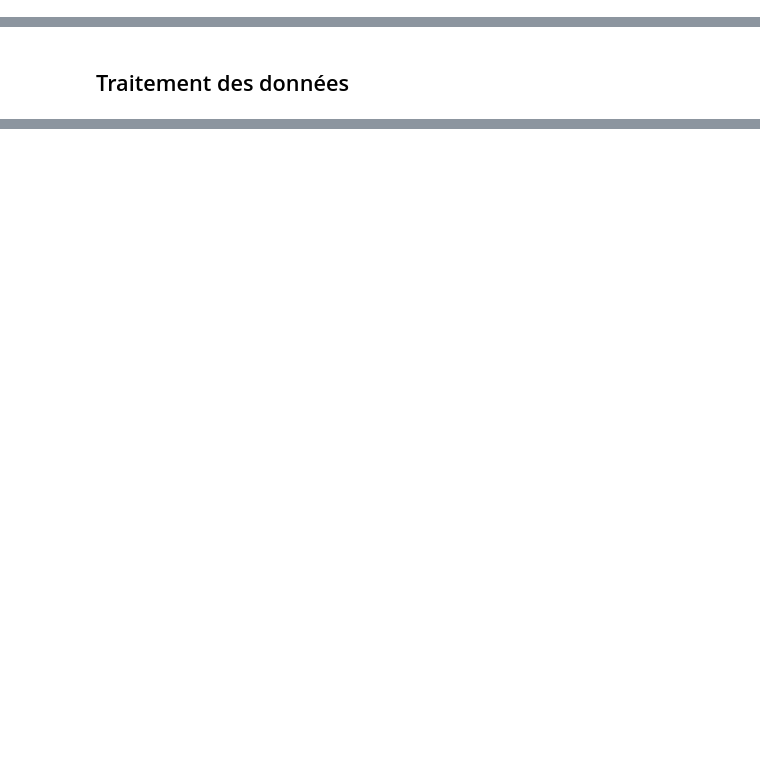
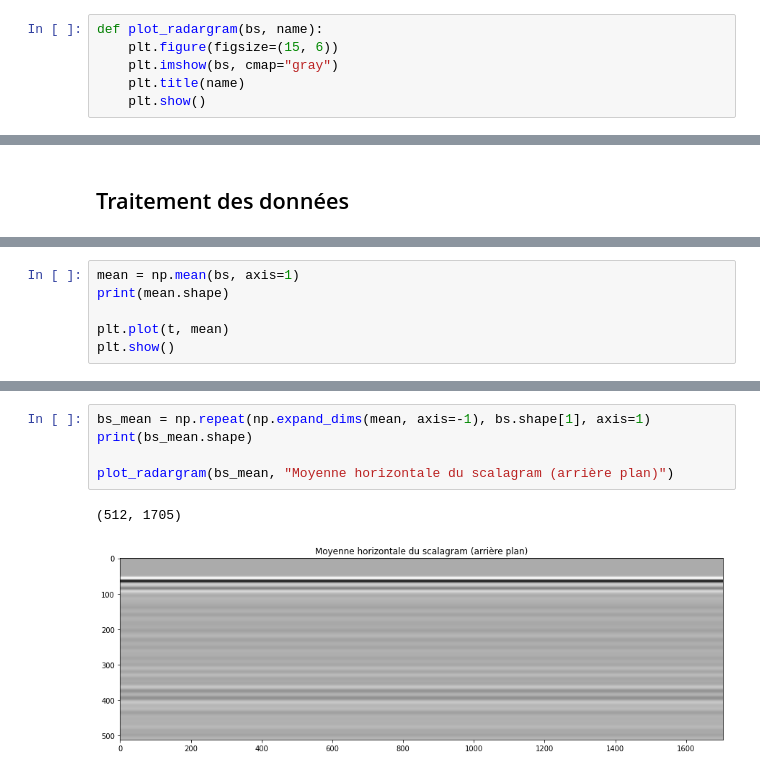
Before and after one commit to MerlinSchoose/tnsi-project, a Jupyter notebook: Examen_TNS_2021_2022.ipynb, the cells around one changed output, grey strips where cells are left out. Drawn from its saved outputs; the diff is of its cells as text; blank space fills up the shorter version.

Commit message:
[CLUTTER][MEAN] clutter filtering with horizontal mean + uniform filter for noise reduction

```diff
--- a/Examen_TNS_2021_2022.ipynb
+++ b/Examen_TNS_2021_2022.ipynb
@@ -54,6 +58,12 @@ plt.xlabel('ns')
 # %% [output]
 Text(0.5, 0, 'ns')
 [figure]
+# %%
+def plot_radargram(bs, name):
+    plt.figure(figsize=(15, 6))
+    plt.imshow(bs, cmap="gray")
+    plt.title(name)
+    plt.show()
 # %% [markdown]
 ## Analyse spectrale
 A faire selon l'axe temporel et l'axe spatial en 1D
@@ -61,0 +92,6 @@ A faire selon l'axe temporel et l'axe spatial en 1D
+# %%
+mean = np.mean(bs, axis=1)
+print(mean.shape)
+
+plt.plot(t, mean)
+plt.show()
@@ -61,0 +101,8 @@ A faire selon l'axe temporel et l'axe spatial en 1D
+# %%
+bs_mean = np.repeat(np.expand_dims(mean, axis=-1), bs.shape[1], axis=1)
+print(bs_mean.shape)
+
+plot_radargram(bs_mean, "Moyenne horizontale du scalagram (arrière plan)")
+# %% [output]
+(512, 1705)
+[figure, added]
```
Also changed, not shown: parts of 13 cells of this notebook.
